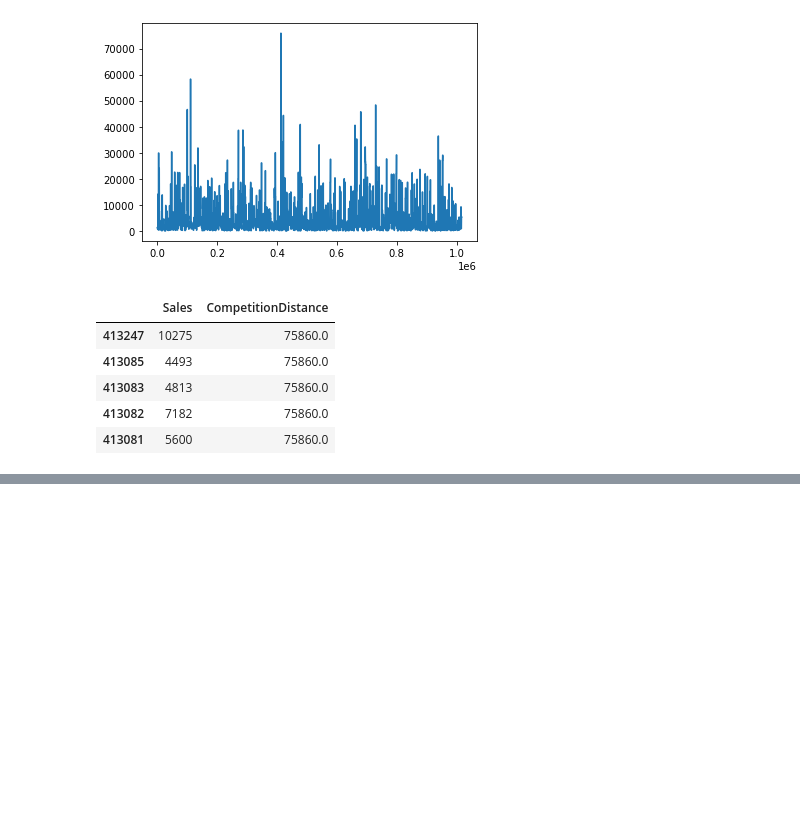
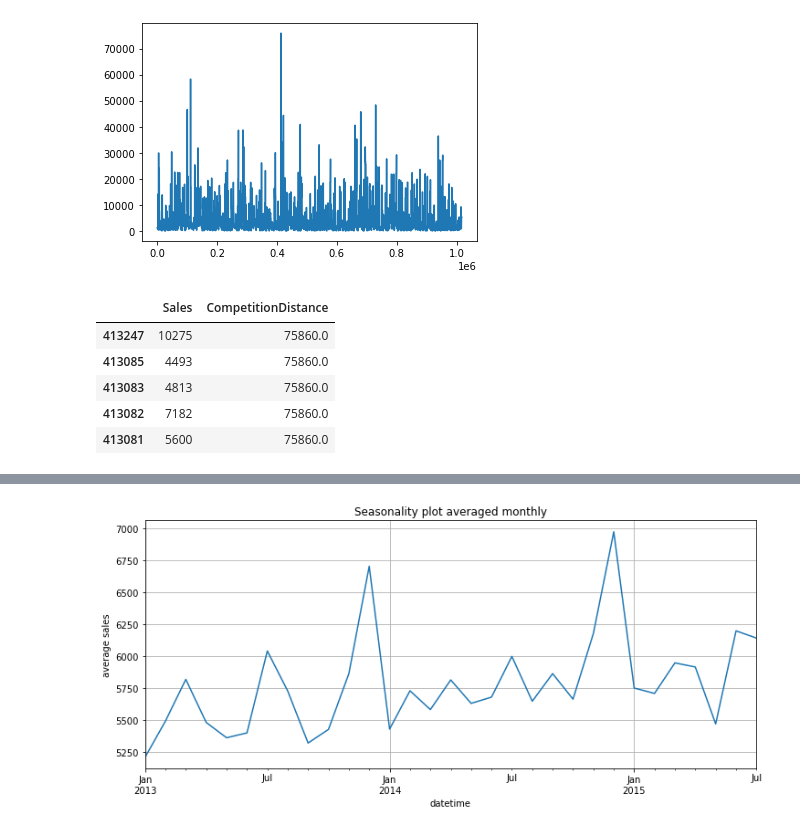
Before and after one commit to bhirwa/Pharmaceutical_Sales_prediction_across_multiple_stores, a Jupyter notebook: notebooks/Exploration.ipynb, the cells around one changed output, grey strips where cells are left out. Saved outputs shown, nothing was run; the diff lists cells and outputs as text; code cells hidden in the pictures; blank space fills up the shorter version.

```diff
--- a/notebooks/Exploration.ipynb
+++ b/notebooks/Exploration.ipynb
@@ -488,0 +520,10 @@ train_set.groupby(['StoreType']).mean()
+# %%
+# Monthly train
+monthly_time_data = time_data.Sales.resample('M').mean()
+plt.figure(figsize = (12,5))
+plt.title('Seasonality plot averaged monthly')
+plt.ylabel('average sales')
+monthly_time_data.plot()
+plt.grid()
+# %% [output]
+[figure, added]
```
Also changed, not shown: parts of 6 cells of this notebook, 1 other file.
